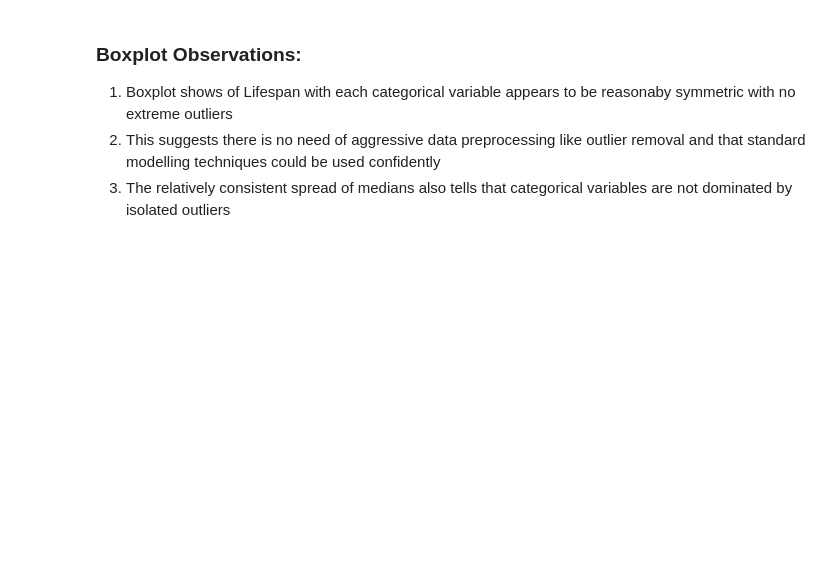
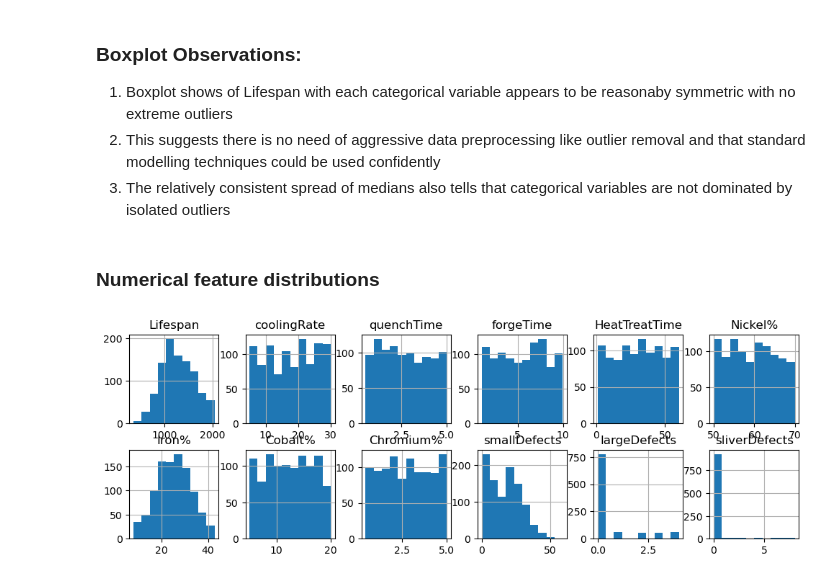
Before and after one commit to Ahmadbader17/COMP1801_ML_Coursework, a Jupyter notebook: notebooks/eda.ipynb, the cells around one changed output. Cells and saved outputs as stored; diff of their text form; code cells hidden in the pictures; blank space fills up the shorter version.

```diff
--- a/notebooks/eda.ipynb
+++ b/notebooks/eda.ipynb
@@ -166,3 +249,11 @@ plt.show()
 1. Boxplot shows of Lifespan with each categorical variable appears to be reasonaby symmetric with no extreme outliers
 2. This suggests there is no need of aggressive data preprocessing like outlier removal and that standard modelling techniques could be used confidently
 3. The relatively consistent spread of medians also tells that categorical variables are not dominated by isolated outliers
+# %% [markdown]
+### Numerical feature distributions
+# %%
+df1.hist(figsize=(12,12), layout=(6,6))
+plt.savefig("../report/figures/fig-1.7-histplot.png",dpi=500)
+plt.show()
+# %% [output]
+[figure, added]
```
Also changed, not shown: parts of 15 cells of this notebook, 8 other files.
